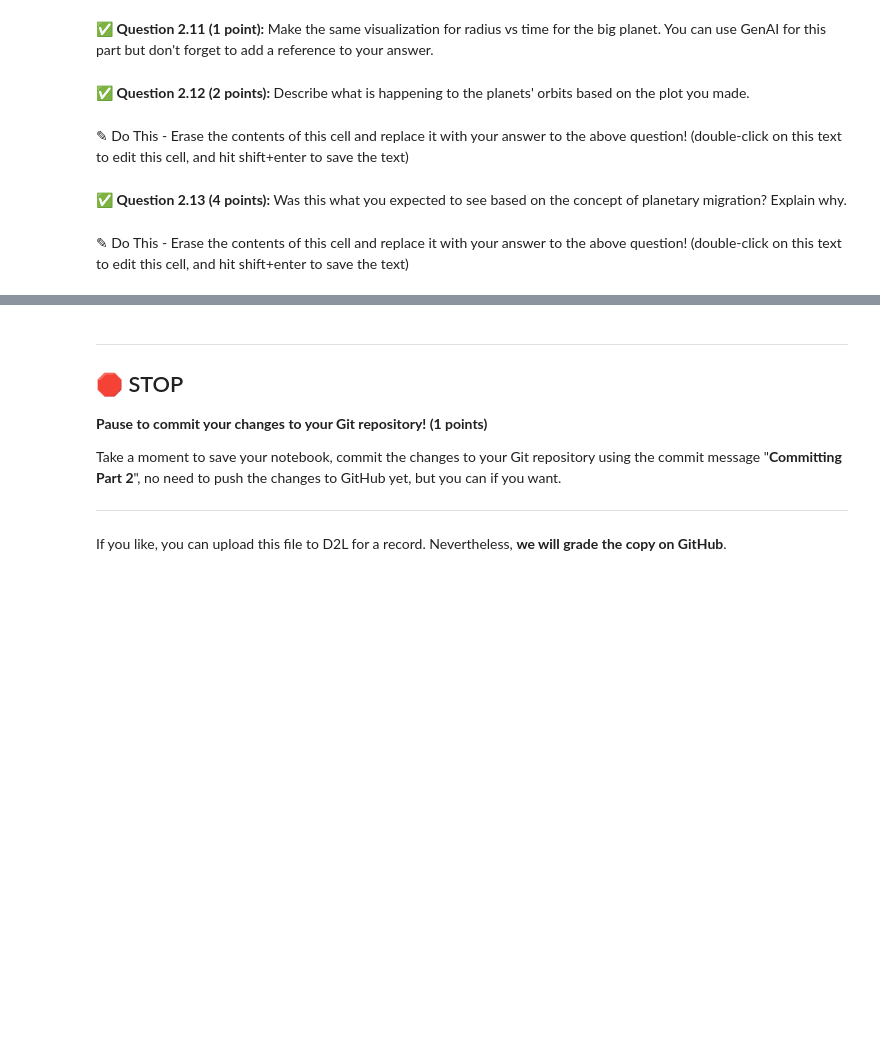
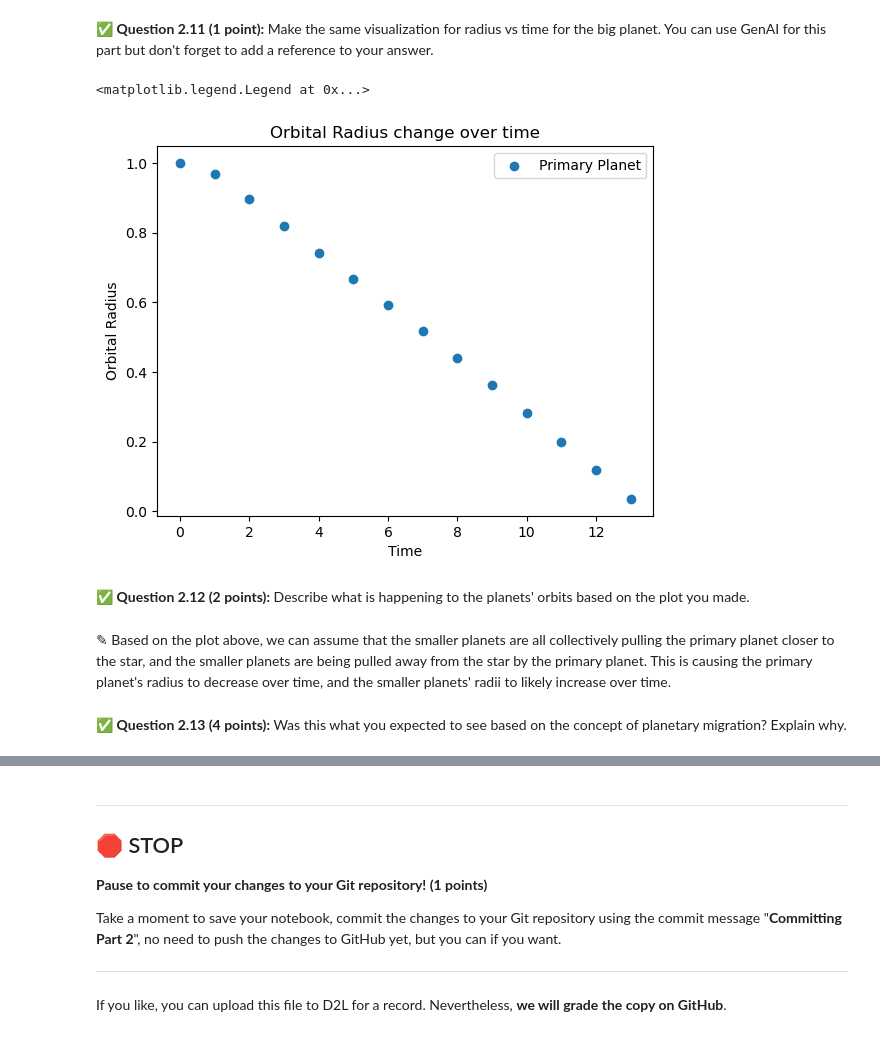
Before and after one commit to jackcienkus/CMSE202-s25-turnin, a Jupyter notebook: hw-02/HW02_Part1-Orbits-SS25-STUDENT.ipynb, the cells around one changed output, grey strips where cells are left out. Cells and saved outputs as stored; diff of their text form; code cells hidden in the pictures; blank space fills up the shorter version.

```diff
--- a/hw-02/HW02_Part1-Orbits-SS25-STUDENT.ipynb
+++ b/hw-02/HW02_Part1-Orbits-SS25-STUDENT.ipynb
@@ -465,3 +556,17 @@ class System:
+# %%
+#your code here
+primary_planet = Planet(150, 1, 400)
+planet_list = [primary_planet]
+radius = 0.01
+for i in range(50):
+    planet = Planet(0.1, radius, 400)
+    planet_list.append(planet)
+    radius += 0.0138 # I knew to increment it by this value by using
+                     # the commented-out statement below and guess-checking
+#print(radius)
+
+system = System(400, planet_list)
+system.evolve(10)
 # %% [markdown]
 ### Visualization
 # %% [markdown]
@@ -471,8 +574,22 @@ class System:
+# %%
+#your code here
+primary_planet_radii = []
+for i in range(len(system.plot_positions)):
+    primary_planet_radii.append(system.plot_positions[i][1])
+
+time = range(0,len(primary_planet_radii))
+
+plt.scatter(time, primary_planet_radii, label="Primary Planet")
+plt.xlabel("Time")
+plt.ylabel("Orbital Radius")
+plt.title("Orbital Radius change over time")
+plt.legend()
+# %% [output]
+<matplotlib.legend.Legend at 0x...>
+[figure, added]
 # %% [markdown]
 ✅ **Question 2.12 (2 points):** Describe what is happening to the planets' orbits based on the plot you made.
-# %% [markdown]
-✎ Do This - Erase the contents of this cell and replace it with your answer to the above question! (double-click on this text to edit this cell, and hit shift+enter to save the text)
+# %% [markdown]
+✎ Based on the plot above, we can assume that the smaller planets are all collectively pulling the primary planet closer to the star, and the smaller planets are being pulled away from the star by the primary planet. This is causing the primary planet's radius to decrease over time, and the smaller planets' radii to likely increase over time.
 # %% [markdown]
 ✅ **Question 2.13 (4 points):** Was this what you expected to see based on the concept of planetary migration? Explain why.
-# %% [markdown]
-✎ Do This - Erase the contents of this cell and replace it with your answer to the above question! (double-click on this text to edit this cell, and hit shift+enter to save the text)
```
Also changed, not shown: parts of 27 cells of this notebook.
